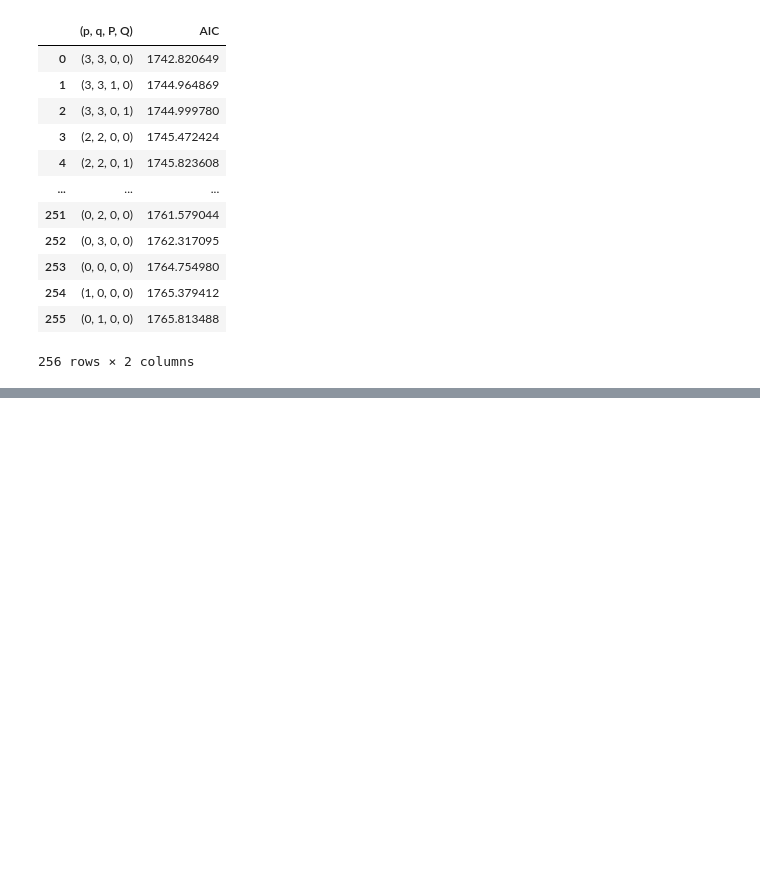
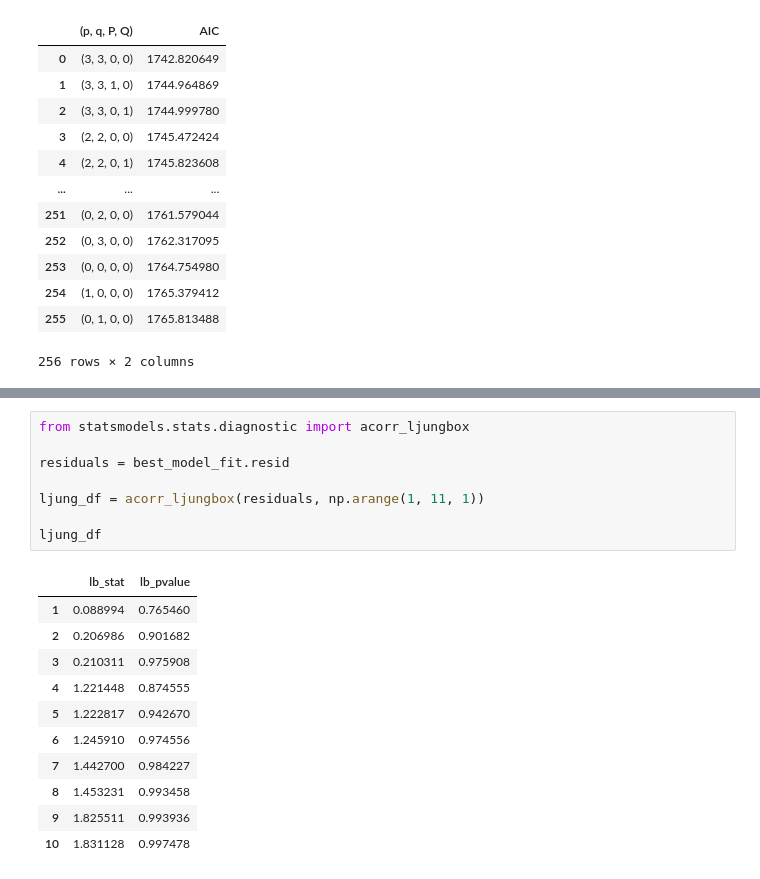
Before and after one commit to Alexa201228/timeseriesPracticeML, a Jupyter notebook: SARIMAX_model.ipynb, the cells around one changed output, grey strips where cells are left out. Cells and saved outputs as stored; diff of their text form; blank space fills up the shorter version.

```diff
--- a/SARIMAX_model.ipynb
+++ b/SARIMAX_model.ipynb
@@ -129,0 +158,20 @@ result_df
+# %%
+from statsmodels.stats.diagnostic import acorr_ljungbox
+
+residuals = best_model_fit.resid
+
+ljung_df = acorr_ljungbox(residuals, np.arange(1, 11, 1))
+
+ljung_df
+# %% [output]
+|  | lb_stat | lb_pvalue |
+| 1 | 0.088994 | 0.765460 |
+| 2 | 0.206986 | 0.901682 |
+| 3 | 0.210311 | 0.975908 |
+| 4 | 1.221448 | 0.874555 |
+| 5 | 1.222817 | 0.942670 |
+| 6 | 1.245910 | 0.974556 |
+| 7 | 1.442700 | 0.984227 |
+| 8 | 1.453231 | 0.993458 |
+| 9 | 1.825511 | 0.993936 |
+| 10 | 1.831128 | 0.997478 |
```
Also changed, not shown: parts of 6 cells of this notebook, 1 other file.
